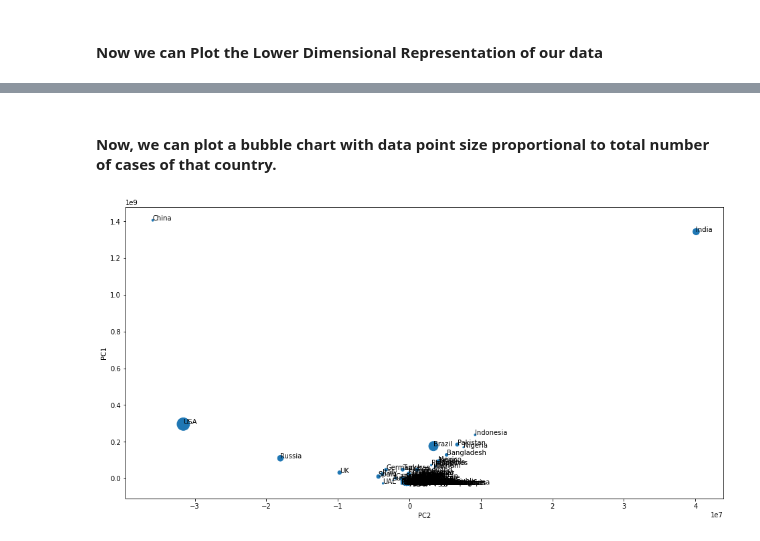
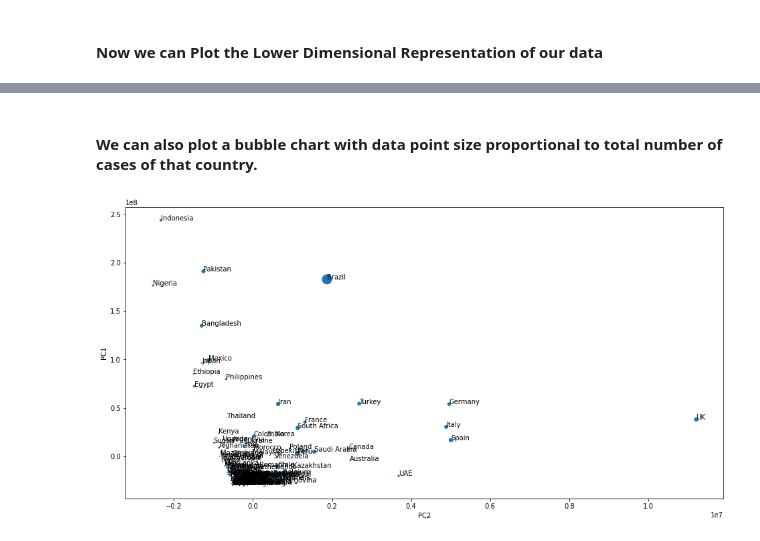
Before and after one commit to jsschaf/COVID, a Jupyter notebook: COVID.ipynb, the cells around one changed output, grey strips where cells are left out. Drawn from its saved outputs; the diff is of its cells as text; code cells hidden in the pictures.

```diff
--- a/COVID.ipynb
+++ b/COVID.ipynb
@@ -46,12 +40,17 @@ We don't want to include new_cases and new_deaths data, as these vary depending
 # %%
 covid_df = pd.DataFrame(covid.get_data())
 
-
-
 # we don't want world or continent data
 covid_df = covid_df.set_index('country')
-covid_df.drop(columns=['new_cases', 'new_deaths'], inplace=True)
+covid_df.drop(columns=['new_cases', 'new_deaths', 'total_tests_per_million'], inplace=True)
 covid_df.drop(['Asia', 'Africa', 'North America', 'South America', 'Europe', 'Oceania', 'World', '0'], axis=0, inplace=True)
+
+# More Data pruning, remove if 0 tests, and < 1000
+covid_df.drop(covid_df[covid_df['total_tests'] < 2].index, inplace=True)
+covid_df.drop(covid_df[covid_df['confirmed'] < 1000].index, inplace=True)
+
+# From previous PCA runs, USA, India, Russia China are outliers, so lets experiment with removing them
+covid_df.drop(['USA', 'India', 'Russia', 'China'], axis=0, inplace=True)
 
 # preview data
 print(covid_df.head())
@@ -120,0 +159,31 @@ for i, country in enumerate(covid_df.index):
+# %%
+DR_clusters, k = find_cluster(4, 8, covid_df_2d)
+clustered_2d_data = covid_df_2d.copy()
+clustered_2d_data['cluster'] = pd.Series(DR_clusters.labels_, index=covid_df_2d.index)
+
+# Map clusters to colors instead of grayscale
+clustered_2d_data.cluster = clustered_2d_data.cluster.map({0:'k', 1: 'g', 2: 'b', 3:'r', 4:'m', 5:'c', 6:'y', 7:'w'})
+
+cluster_plot = clustered_2d_data.plot(kind='scatter',x='PC2',y='PC1', c=clustered_2d_data.cluster, figsize=(16,8))
+for i, country in enumerate(covid_df.index):
+    cluster_plot.annotate(
+        country,
+        (covid_df_2d.iloc[i].PC2, covid_df_2d.iloc[i].PC1)
+    )
+
+# Compare These Clusters to original higher dimensional kmeans clustering
+clustered_data['2D_cluster'] = pd.Series(DR_clusters.labels_, index=covid_df_2d.index)
+
+# See if grouping of countries is different before and after PCA
+# Create two unordered sets and compare grouping of countries
+cluster_grouping_2D = set()
+cluster_grouping_HD = set()
+
+for cluster_number in range(0, k):
+    cluster_grouping_2D.add(frozenset(clustered_data[clustered_data['2D_cluster'] == cluster_number].index))
+    cluster_grouping_HD.add(frozenset(clustered_data[clustered_data['HD_cluster'] == cluster_number].index))
+
+if(cluster_grouping_HD == cluster_grouping_2D):
+    print("Clustering of Countries before and after PCA is the same")
+else:
+    print("PCA has changed the clustering of Countries as follows:")
@@ -121,16 +193,14 @@ for i, country in enumerate(covid_df.index):
 # %% [markdown]
-#### Now, we can plot a bubble chart with data point size proportional to total number of cases of that country.
+#### We can also plot a bubble chart with data point size proportional to total number of cases of that country.
 # %%
-covid_df_2d.head()
-
 covid_df_2d['confirmed'] = covid_df['confirmed']
 
 bubble = covid_df_2d.plot(kind='scatter', x='PC2', y='PC1', s=covid_df_2d['confirmed']/10000, figsize=(16,8))
 
 for i, country in enumerate(covid_df.index):
     bubble.annotate(
         country,
         (covid_df_2d.iloc[i].PC2, covid_df_2d.iloc[i].PC1)
     )
 # %% [output]
-[figure, old version]
+[figure, new version]
```
Also changed, not shown: parts of 12 cells of this notebook.
